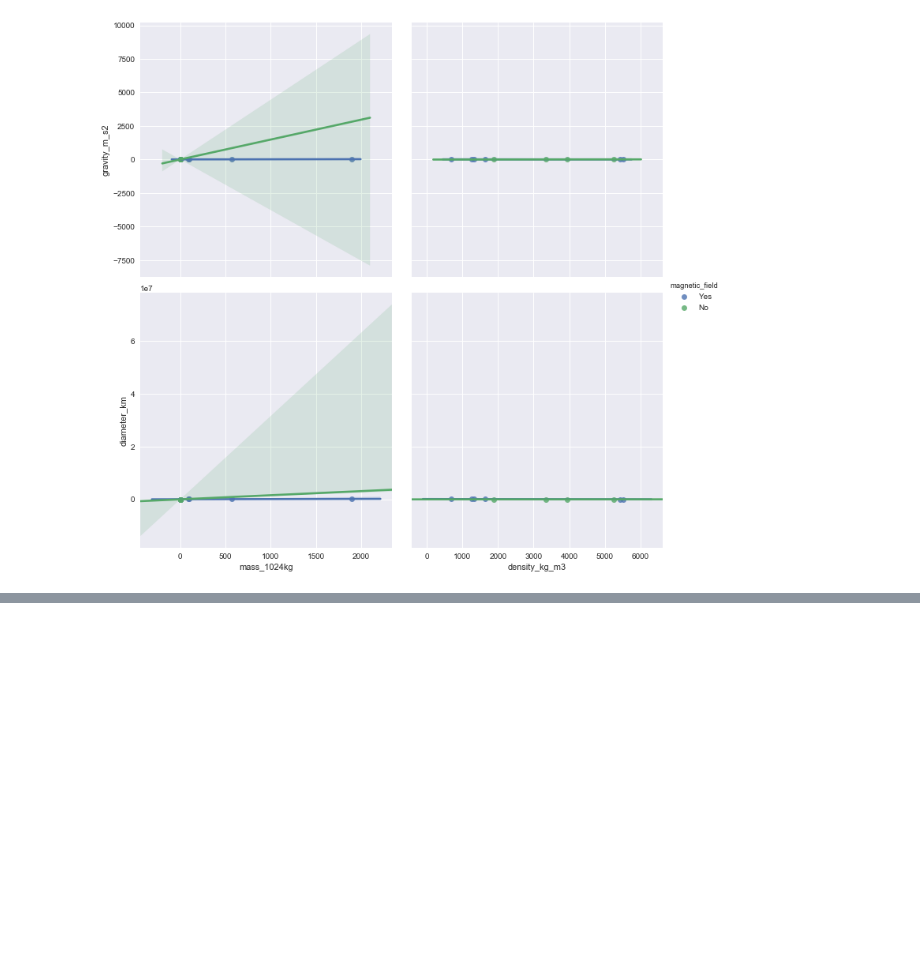
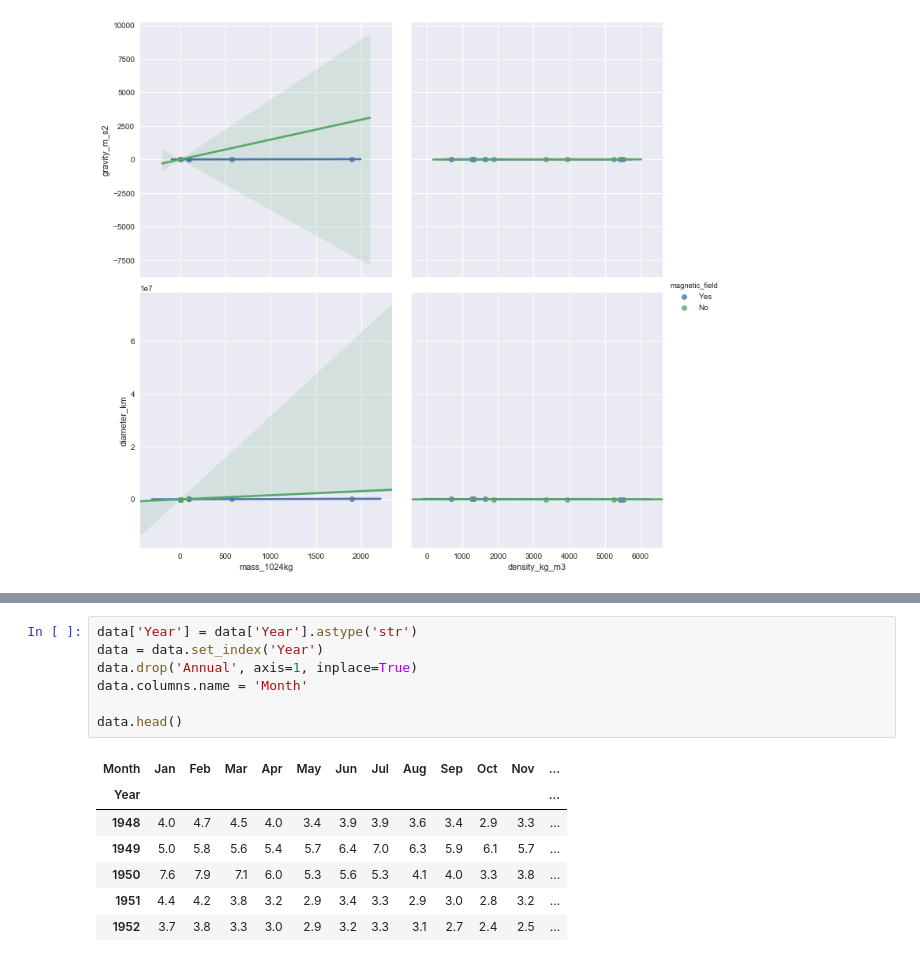
Before and after one commit to julielinx/experiments, a Jupyter notebook: data_sci_storytime/planets_EDA.ipynb, the cells around one changed output, grey strips where cells are left out. Saved outputs shown, nothing was run; the diff lists cells and outputs as text; blank space fills up the shorter version.

```diff
--- a/data_sci_storytime/planets_EDA.ipynb
+++ b/data_sci_storytime/planets_EDA.ipynb
@@ -181,0 +248,15 @@ sns.pairplot(planets, x_vars=['mass_1024kg', 'density_kg_m3'], y_vars=['gravity_
+# %%
+data['Year'] = data['Year'].astype('str')
+data = data.set_index('Year')
+data.drop('Annual', axis=1, inplace=True)
+data.columns.name = 'Month'
+
+data.head()
+# %% [output]
+| Month | Jan | Feb | Mar | Apr | May | Jun | Jul | Aug | Sep | Oct | Nov | ... |
+| Year |  |  |  |  |  |  |  |  |  |  |  | ... |
+| 1948 | 4.0 | 4.7 | 4.5 | 4.0 | 3.4 | 3.9 | 3.9 | 3.6 | 3.4 | 2.9 | 3.3 | ... |
+| 1949 | 5.0 | 5.8 | 5.6 | 5.4 | 5.7 | 6.4 | 7.0 | 6.3 | 5.9 | 6.1 | 5.7 | ... |
+| 1950 | 7.6 | 7.9 | 7.1 | 6.0 | 5.3 | 5.6 | 5.3 | 4.1 | 4.0 | 3.3 | 3.8 | ... |
+| 1951 | 4.4 | 4.2 | 3.8 | 3.2 | 2.9 | 3.4 | 3.3 | 2.9 | 3.0 | 2.8 | 3.2 | ... |
+| 1952 | 3.7 | 3.8 | 3.3 | 3.0 | 2.9 | 3.2 | 3.3 | 3.1 | 2.7 | 2.4 | 2.5 | ... |
```
Also changed, not shown: parts of 11 cells of this notebook, 7 other files.
